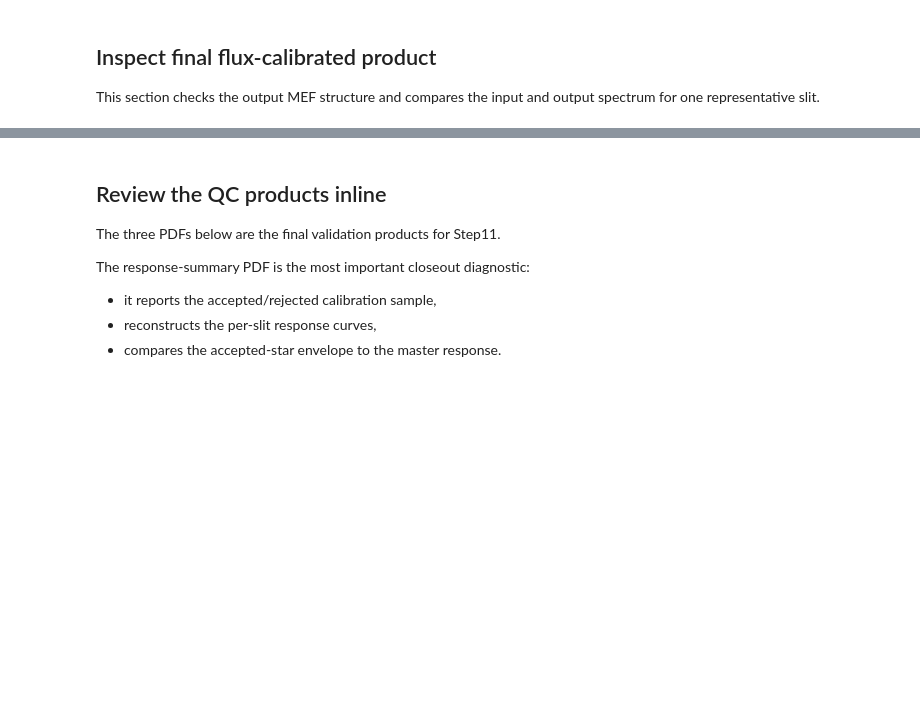
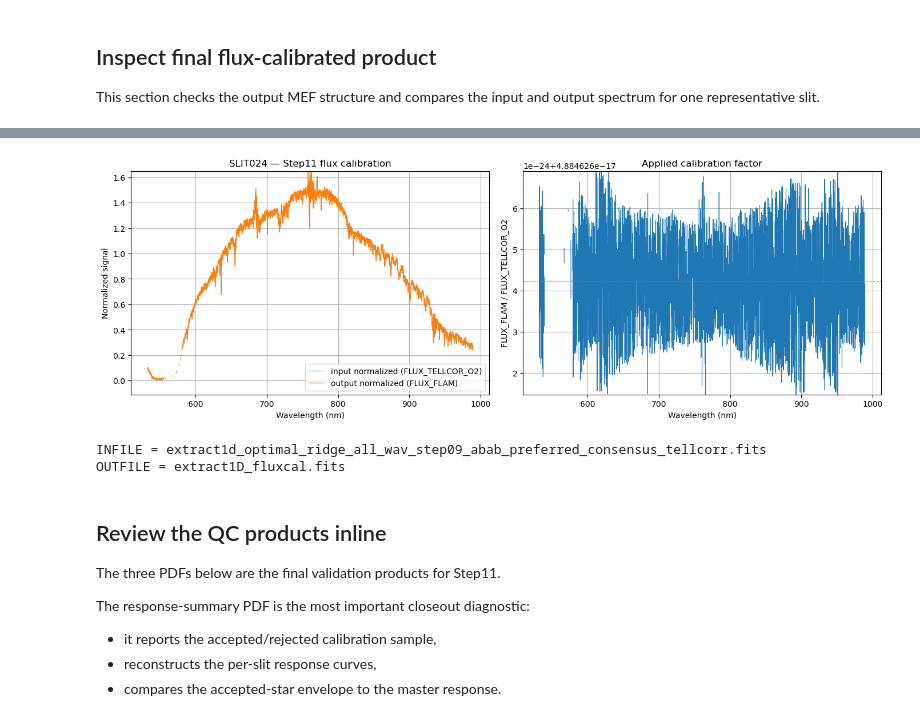
Before and after one commit to mrobberto/samos-pipeline, a Jupyter notebook: notebooks/step11_run_and_review_clean_final.ipynb, the cells around one changed output, grey strips where cells are left out. Saved outputs shown, nothing was run; the diff lists cells and outputs as text; code cells hidden in the pictures; blank space fills up the shorter version.

```diff
--- a/notebooks/step11_run_and_review_clean_final.ipynb
+++ b/notebooks/step11_run_and_review_clean_final.ipynb
@@ -503,3 +678,68 @@ else:
+# %%
+# ============================================================
+# Representative slit — Step11 flux calibration inspection
+# ============================================================
+
+if OUTFILE.exists():
+    tin = read_slit_table(INFILE, SLIT)
+    tout = read_slit_table(OUTFILE, SLIT)
+
+    lam = arr(tout, "LAMBDA_NM")
+
+    flux_in_col = "FLUX_TELLCOR_O2"
+    flux_out_col = "FLUX_FLAM"
+
+    flux_in = arr(tin, flux_in_col)
+    flux_out = arr(tout, flux_out_col)
+
+    hdr = fits.getheader(OUTFILE, SLIT)
+    for k in ["CALMODE", "CALSCALE", "CALALPHA", "DM_R", "DM_I", "DM_Z"]:
+        if k in hdr:
+            print(k, "=", hdr[k])
+
+    def norm_for_plot(y):
+        y = np.asarray(y, float)
+        m = np.isfinite(y)
+        scale = np.nanmedian(y[m]) if np.any(m) else np.nan
+        return y / scale if np.isfinite(scale) and scale != 0 else y
+
+    yin = norm_for_plot(flux_in)
+    yout = norm_for_plot(flux_out)
+
+    ratio = np.full_like(flux_out, np.nan, dtype=float)
+    m = np.isfinite(flux_in) & np.isfinite(flux_out) & (np.abs(flux_in) > 0.02)
+    ratio[m] = flux_out[m] / flux_in[m]
+
+    fig = plt.figure(figsize=(14, 5))
+
+    ax = fig.add_subplot(121)
+    ax.plot(lam, yin, lw=0.7, label=f"input normalized ({flux_in_col})")
+    ax.plot(lam, yout, lw=0.9, label=f"output normalized ({flux_out_col})")
+    ax.set_title(f"{SLIT} — Step11 flux calibration")
+    ax.set_xlabel("Wavelength (nm)")
+    ax.set_ylabel("Normalized signal")
+    ax.set_ylim(*finite_ylim(yin, yout, qlo=1, qhi=99))
+    ax.legend()
+
+    ax = fig.add_subplot(122)
+    ax.plot(lam, ratio, lw=0.8)
+    ax.axhline(np.nanmedian(ratio), lw=0.8, ls="--", color="0.5")
+    ax.set_title("Applied calibration factor")
+    ax.set_xlabel("Wavelength (nm)")
+    ax.set_ylabel("FLUX_FLAM / FLUX_TELLCOR_O2")
+    ax.set_ylim(*finite_ylim(ratio, qlo=1, qhi=99))
+
+    plt.tight_layout()
+    plt.show()
+else:
+    print("Missing:", OUTFILE)
+
+print("INFILE =", INFILE.name)
+print("OUTFILE =", OUTFILE.name)
+# %% [output]
+[figure, added]
+INFILE = extract1d_optimal_ridge_all_wav_step09_abab_preferred_consensus_tellcorr.fits
+OUTFILE = extract1D_fluxcal.fits
 # %% [markdown]
 ## Review the QC products inline
 
```
Also changed, not shown: parts of 25 cells of this notebook, 58 other files.
